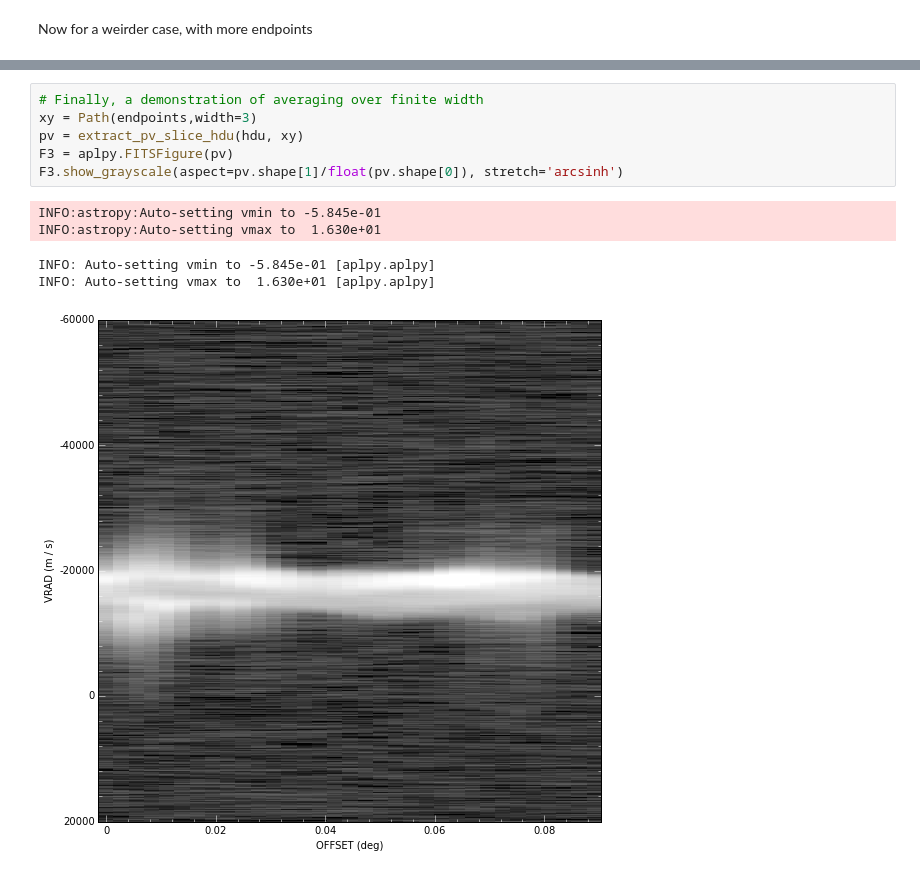
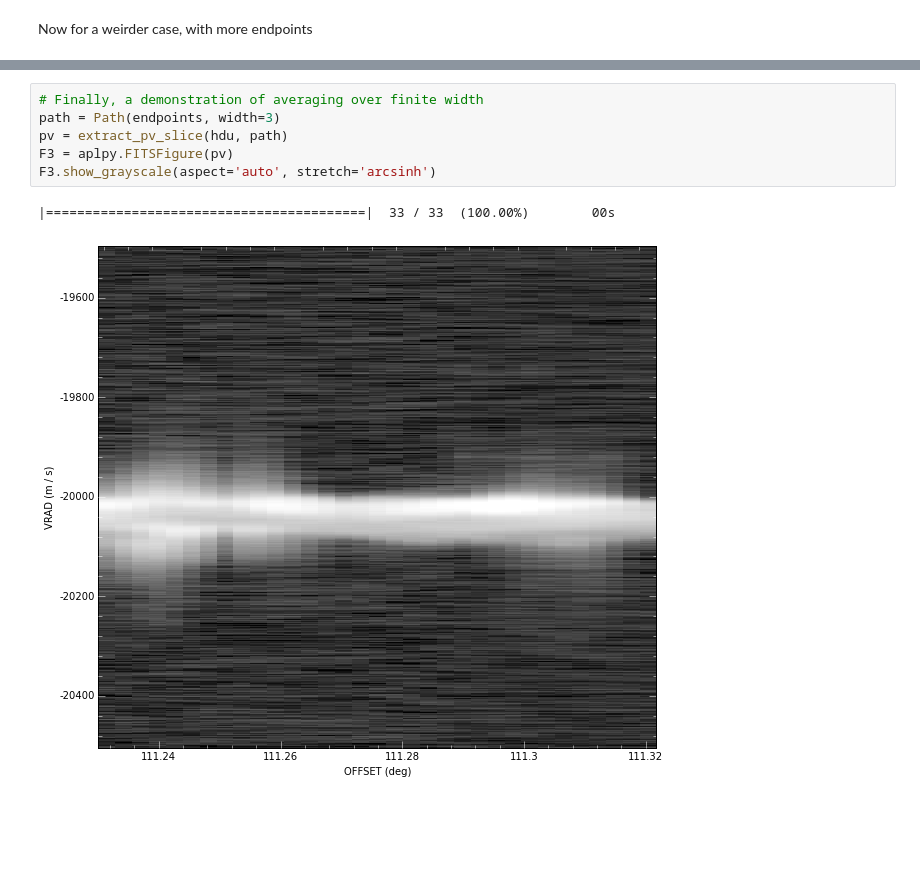
Before and after one commit to radio-astro-tools/pvextractor, a Jupyter notebook: examples/IRAS05358Slicing.ipynb, the cells around one changed output, grey strips where cells are left out. Saved outputs shown, nothing was run; the diff lists cells and outputs as text; blank space fills up the shorter version.

```diff
--- a/examples/IRAS05358Slicing.ipynb
+++ b/examples/IRAS05358Slicing.ipynb
@@ -131,12 +89,9 @@ INFO: Auto-setting vmax to  1.630e+01 [aplpy.aplpy]
 # %%
 # Finally, a demonstration of averaging over finite width
-xy = Path(endpoints,width=3)
-pv = extract_pv_slice_hdu(hdu, xy)
+path = Path(endpoints, width=3)
+pv = extract_pv_slice(hdu, path)
 F3 = aplpy.FITSFigure(pv)
-F3.show_grayscale(aspect=pv.shape[1]/float(pv.shape[0]), stretch='arcsinh')
+F3.show_grayscale(aspect='auto', stretch='arcsinh')
 # %% [output]
-INFO:astropy:Auto-setting vmin to -5.845e-01
-INFO:astropy:Auto-setting vmax to  1.630e+01
+|=========================================|  33 / 33  (100.00%)        00s
-INFO: Auto-setting vmin to -5.845e-01 [aplpy.aplpy]
-INFO: Auto-setting vmax to  1.630e+01 [aplpy.aplpy]
-[figure, old version]
+[figure, new version]
```
Also changed, not shown: parts of 11 cells of this notebook.
